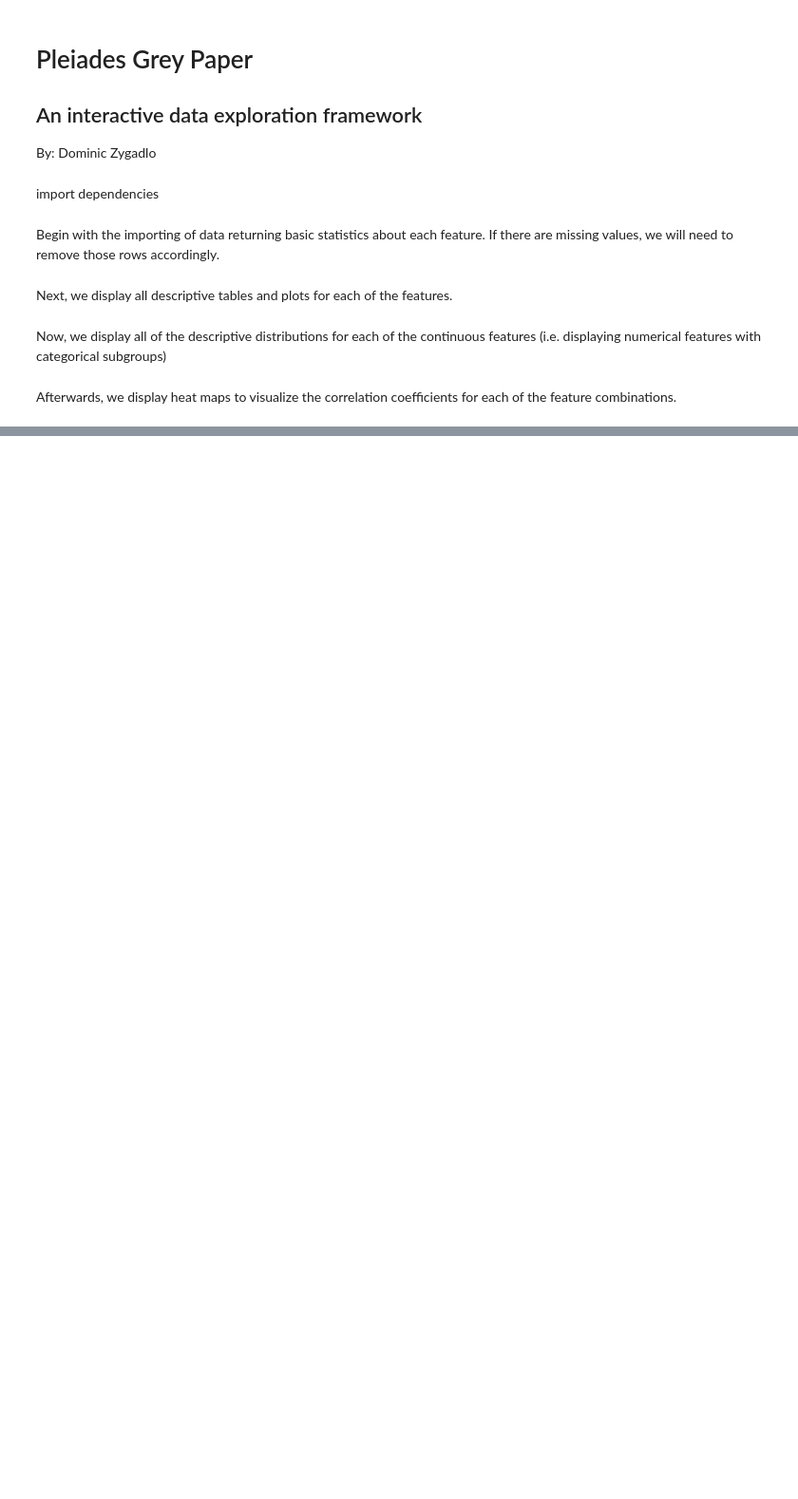
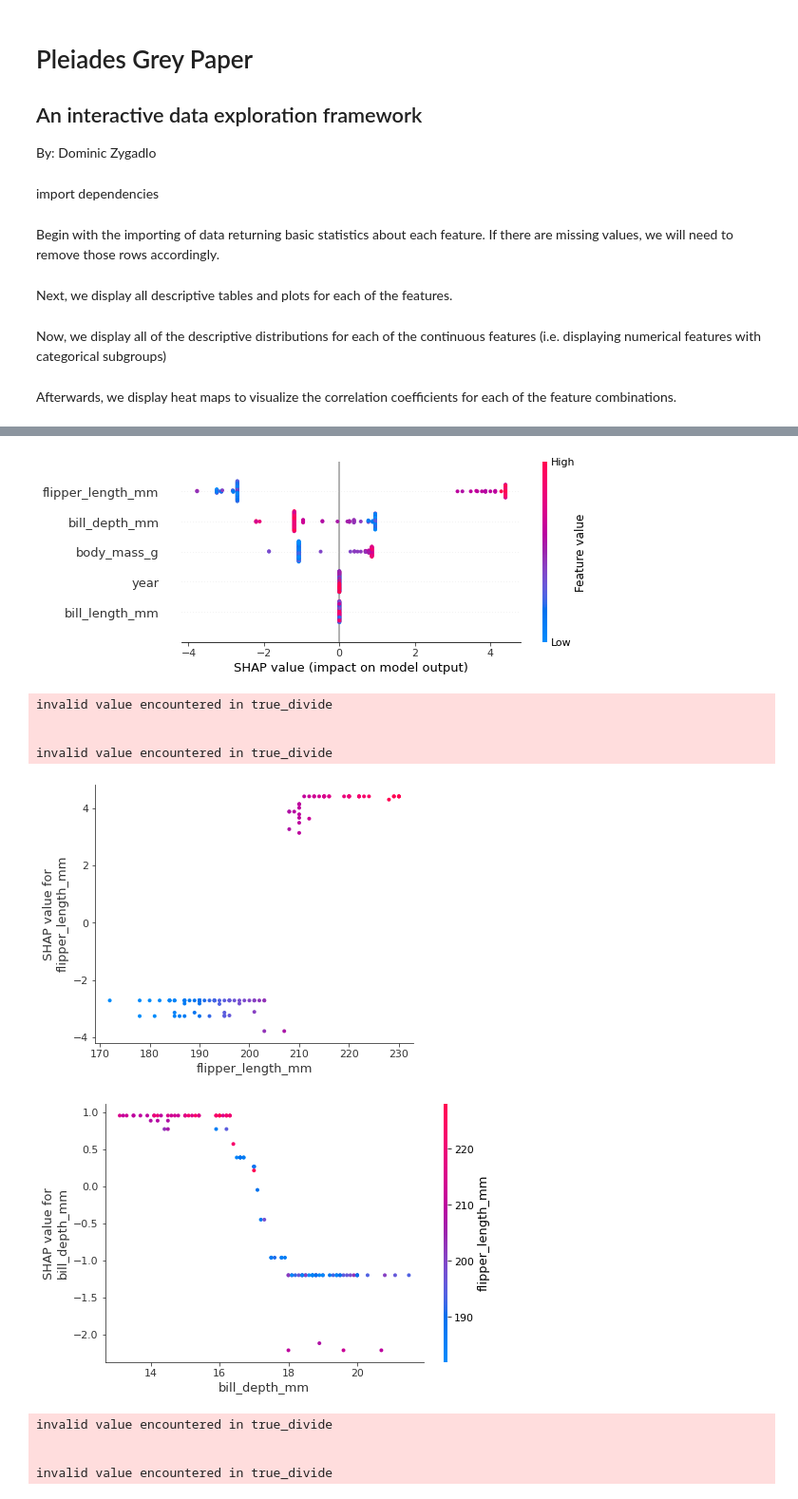
Before and after one commit to domziggy/pleiades, a Jupyter notebook: workshop.ipynb, the cells around one changed output, grey strips where cells are left out. Shown at 95% size. Cells and saved outputs as stored; diff of their text form; code cells hidden in the pictures; blank space fills up the shorter version.

```diff
--- a/workshop.ipynb
+++ b/workshop.ipynb
@@ -33,0 +46,25 @@ Afterwards, we display heat maps to visualize the correlation coefficients for e
+# %%
+features = penguins[quantitative]
+specs = {'Adelie': 0, 'Gentoo': 1, 'Chinstrap': 0}
+outcomes = penguins['species']
+outcomes = [specs[item] for item in outcomes]
+
+# here would precede logic that accommodates feature sets and multiple outcome variables
+x_train, x_val, y_train, y_val = train_test_split(features, outcomes, test_size=0.3)
+train_data = xgb.DMatrix(x_train, label=y_train)
+val_data = xgb.DMatrix(x_val, label=y_val)
+
+params = {
+    'eta': 0.5,
+    'max_depth': 5,
+    'objective': 'binary:logistic',
+    'base_score': np.mean(y_train),
+    'eval_metric': ['logloss', 'auc']
+}
+
+model = xgb.train(params, train_data, 200, [(train_data,'train'),(val_data,'valid')], early_stopping_rounds=10, verbose_eval=5)
+
+xgb_train = xgb.cv(params, train_data, 100, 5, metrics=('auc','logloss'), early_stopping_rounds=10, verbose_eval=20, seed=7)
+xgb_val = xgb.cv(params, val_data, 200, 5, metrics=('auc','logloss'), early_stopping_rounds=10, verbose_eval=20, seed=7)
+
+xgb_val.head()
@@ -33,0 +83,24 @@ Afterwards, we display heat maps to visualize the correlation coefficients for e
+# %%
+explainer = shap.TreeExplainer(model)
+xgb_shap_vals = explainer.shap_values(x_val)
+
+#summary plot
+shap.summary_plot(xgb_shap_vals, x_val)
+
+#sort features by importance and display dependence plots
+top_feats = np.argsort(-np.sum(np.abs(xgb_shap_vals), 0))
+
+for i in range(len(features.columns)):
+    shap.dependence_plot(top_feats[i], xgb_shap_vals, x_val)
+# %% [output]
+[figure, added]
+invalid value encountered in true_divide
+
+
+invalid value encountered in true_divide
+[figure, added]
+[figure, added]
+invalid value encountered in true_divide
+
+
+invalid value encountered in true_divide
```
Also changed, not shown: parts of 5 cells of this notebook, 1 other file.
